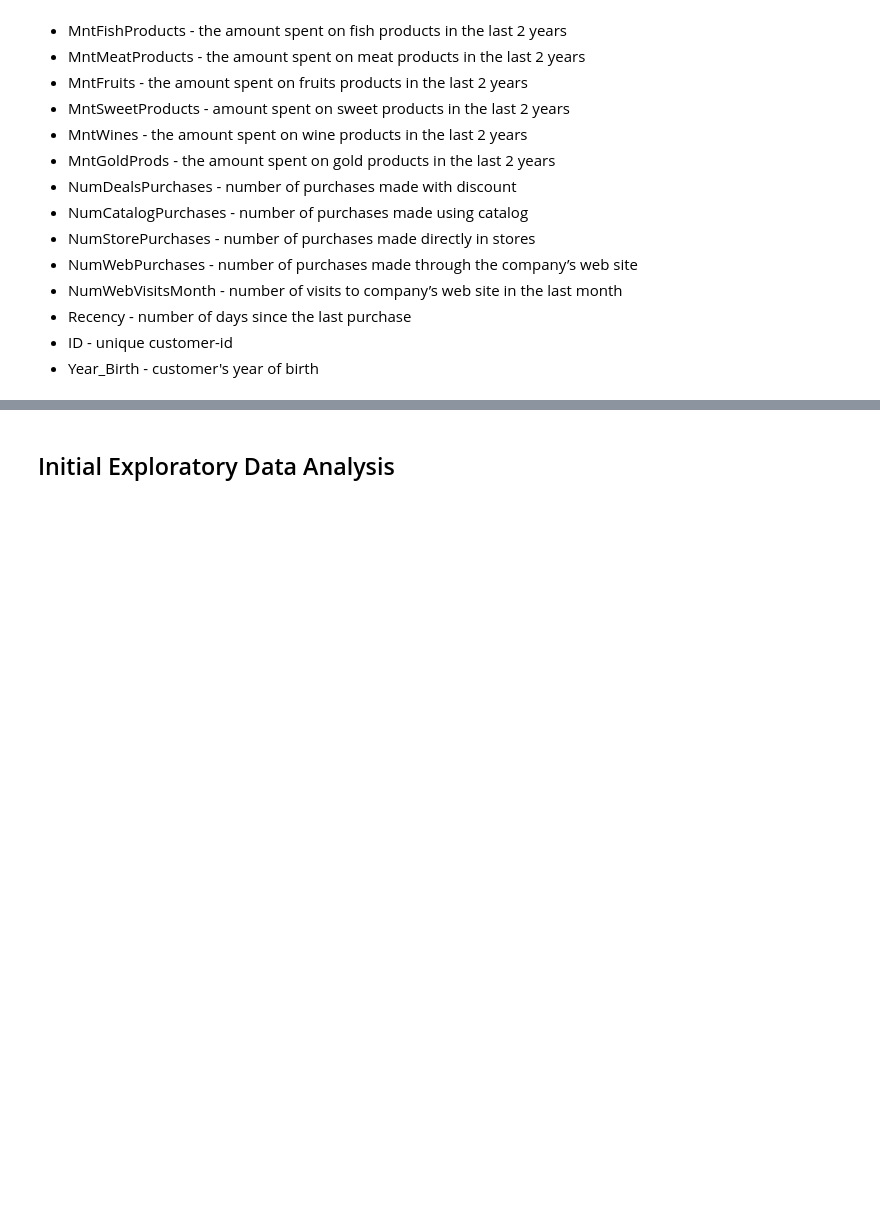
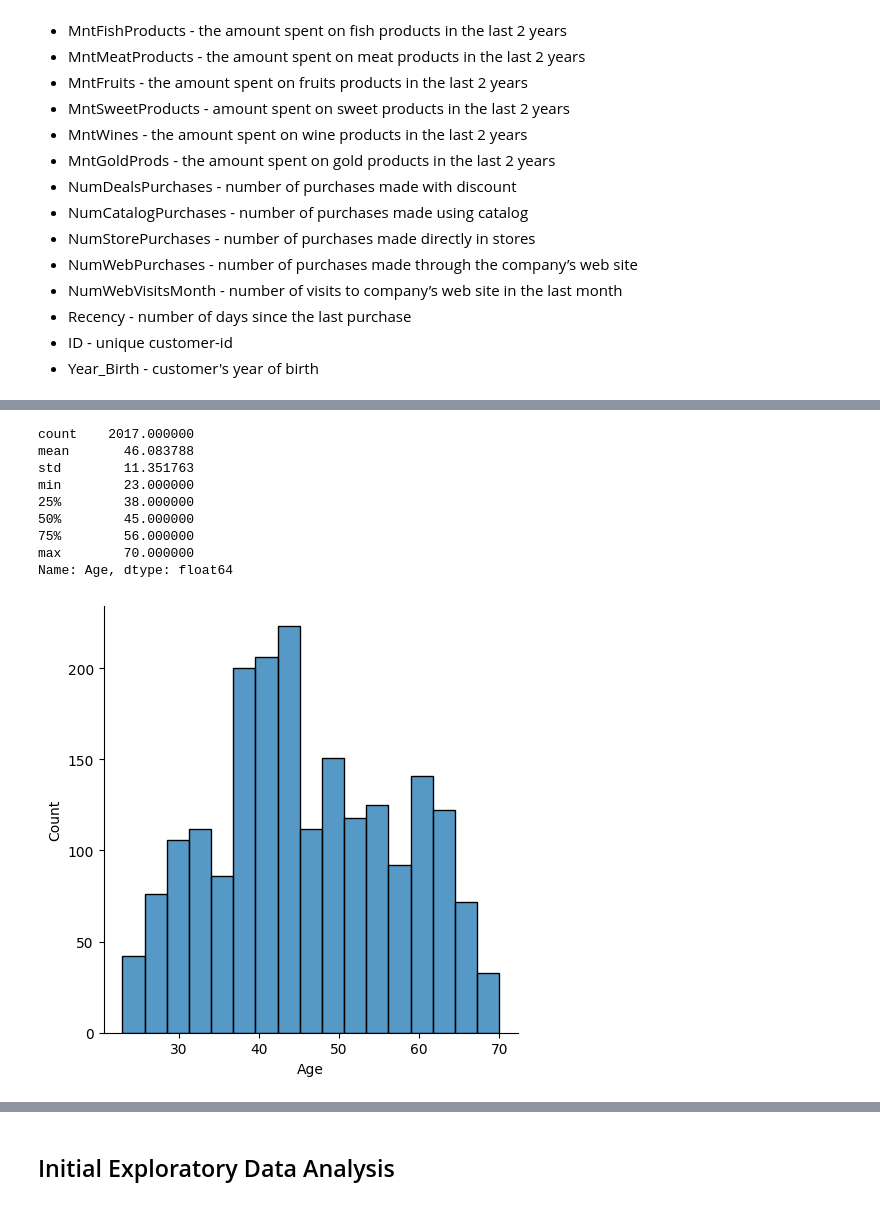
Before and after one commit to Ronan-Daliuag/Determining-Leads, a Jupyter notebook: LabEx#2.ipynb, the cells around one changed output, grey strips where cells are left out. Drawn from its saved outputs; the diff is of its cells as text; code cells hidden in the pictures; blank space fills up the shorter version.

```diff
--- a/LabEx#2.ipynb
+++ b/LabEx#2.ipynb
@@ -117,0 +162,24 @@ df = df[(df['Income'] >= threshold_lower) & (df['Income'] <= threshold_upper)]
+# %%
+# Dropping Outliers in Age using STD method
+income = df['Age'].values
+mean = np.mean(income)
+std = np.std(income)
+
+threshold_lower = mean - 2 * std
+threshold_upper = mean + 2 * std
+
+df = df[(df['Age'] >= threshold_lower) & (df['Age'] <= threshold_upper)]
+# %%
+sns.displot(df['Age'])
+df['Age'].describe()
+# %% [output]
+count    2017.000000
+mean       46.083788
+std        11.351763
+min        23.000000
+25%        38.000000
+50%        45.000000
+75%        56.000000
+max        70.000000
+Name: Age, dtype: float64
+[figure, added]
```
Also changed, not shown: parts of 30 cells of this notebook, 1 other file.
